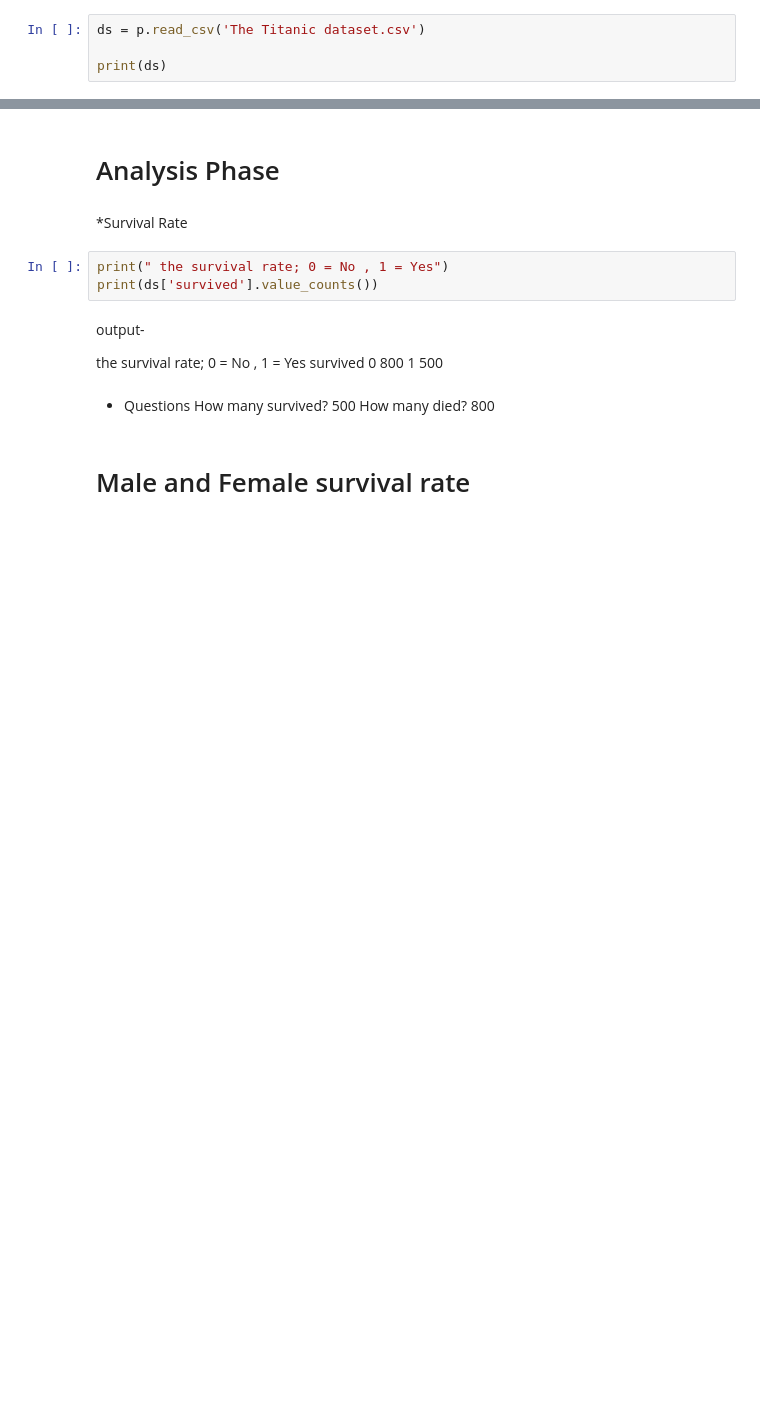
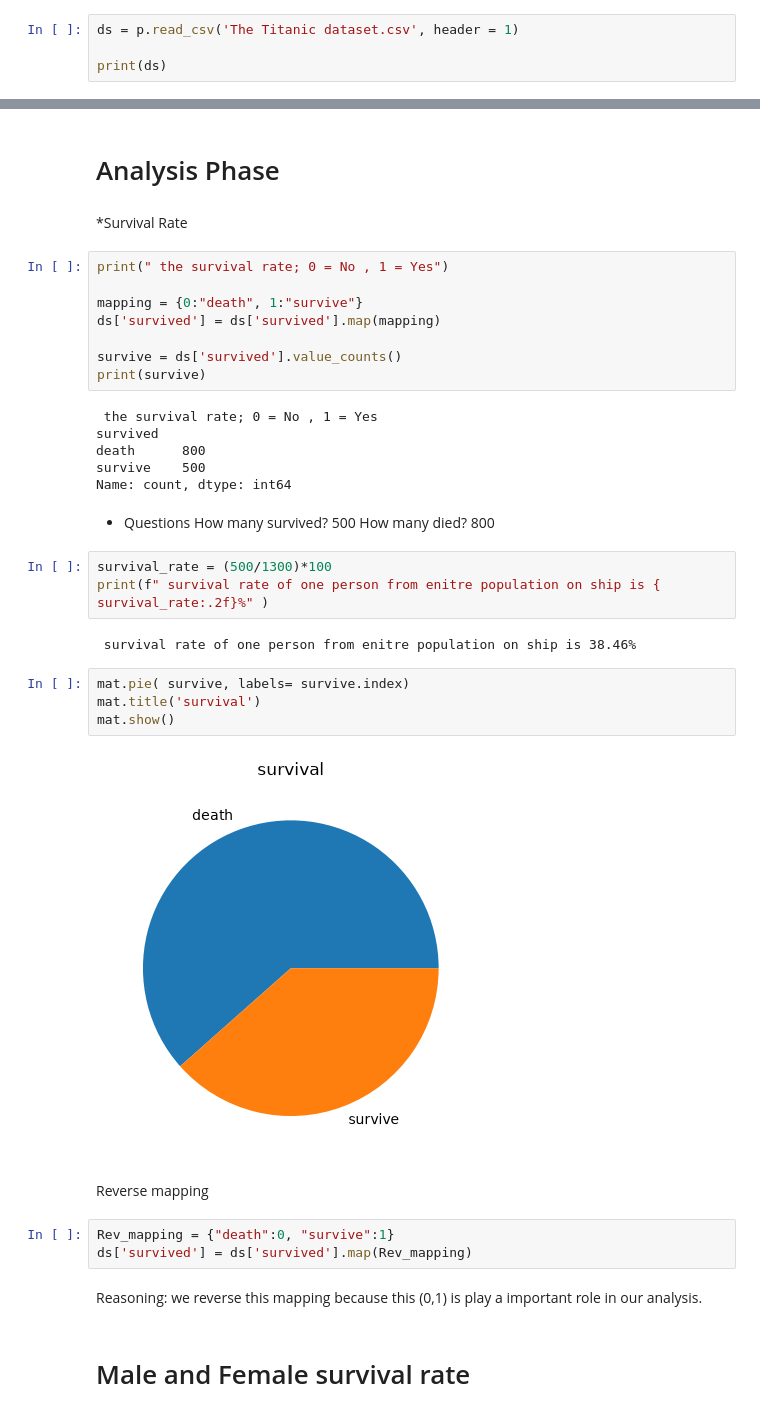
Before and after one commit to kumarvansh8956-cell/Titanic-Survival-EDA, a Jupyter notebook: The_Titanic_notebook.ipynb, the cells around one changed output, grey strips where cells are left out. Cells and saved outputs as stored; diff of their text form; blank space fills up the shorter version.

Commit message:
Titanic EDA update with data visualisation

```diff
--- a/The_Titanic_notebook.ipynb
+++ b/The_Titanic_notebook.ipynb
@@ -8,6 +10,6 @@ import numpy as n
 # %% [markdown]
 ** Reading the Titanic dataset.csv
 # %%
-ds = p.read_csv('The Titanic dataset.csv')
+ds = p.read_csv('The Titanic dataset.csv', header = 1)
 
 print(ds)
@@ -597,20 +446,43 @@ dtype: int64
 *Survival Rate
 # %%
 print(" the survival rate; 0 = No , 1 = Yes")
-print(ds['survived'].value_counts())
+
+mapping = {0:"death", 1:"survive"}
+ds['survived'] = ds['survived'].map(mapping)
+
+survive = ds['survived'].value_counts()
+print(survive)
+# %% [output]
+ the survival rate; 0 = No , 1 = Yes
+survived
+death      800
+survive    500
+Name: count, dtype: int64
-# %% [markdown]
-output-
-
-the survival rate; 0 = No , 1 = Yes
-survived
-0    800
-1    500
 # %% [markdown]
 * Questions
 How many survived?
  500
 How many died?
  800
+# %%
+survival_rate = (500/1300)*100
+print(f" survival rate of one person from enitre population on ship is { survival_rate:.2f}%" )
+# %% [output]
+ survival rate of one person from enitre population on ship is 38.46%
+# %%
+mat.pie( survive, labels= survive.index)
+mat.title('survival')
+mat.show()
+# %% [output]
+[figure, added]
+# %% [markdown]
+Reverse mapping
+# %%
+Rev_mapping = {"death":0, "survive":1}
+ds['survived'] = ds['survived'].map(Rev_mapping)
+# %% [markdown]
+Reasoning:
+we reverse this mapping because this (0,1) is play a important role in our analysis.
 # %% [markdown]
 # Male and Female survival rate
 # %%
```
Also changed, not shown: parts of 94 cells of this notebook, 16 other files.
